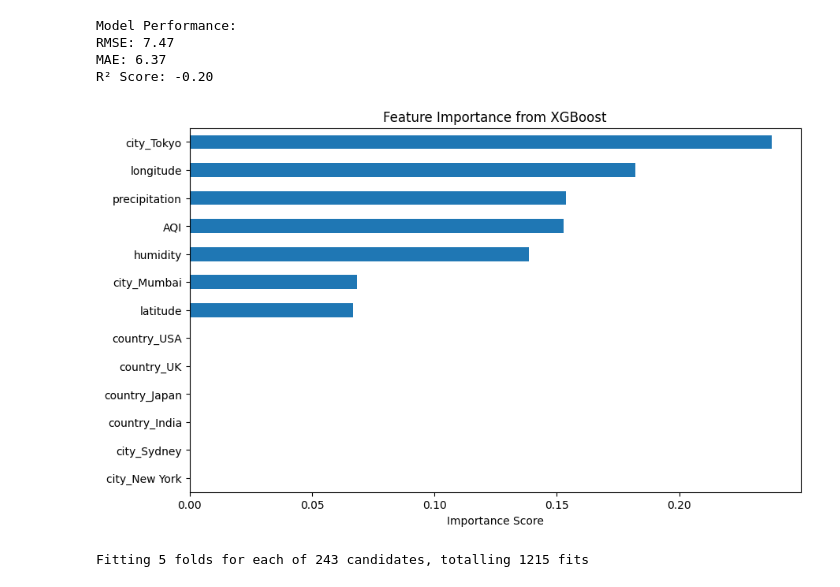
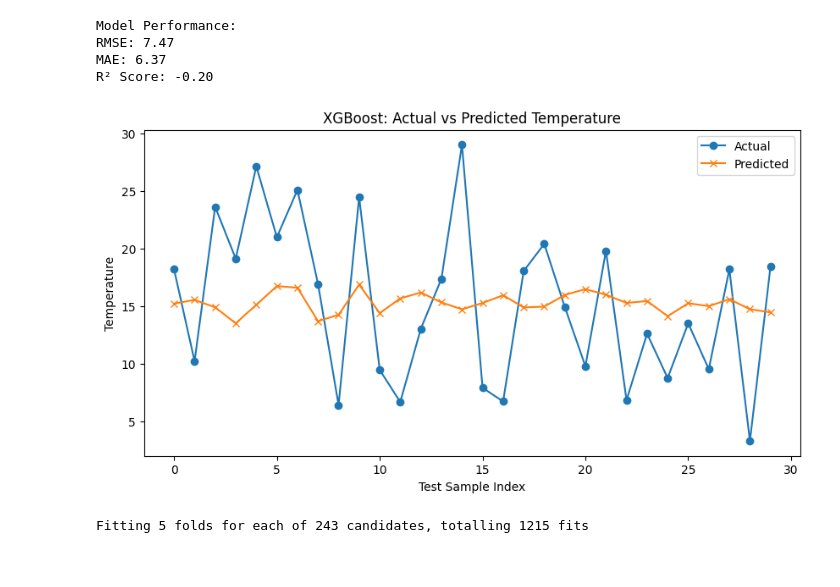
Before and after one commit to neilgarnet/ML-Weather-Project, a Jupyter notebook: XGBoostModel.ipynb, the cells around one changed output. Drawn from its saved outputs; the diff is of its cells as text; code cells hidden in the pictures.

```diff
--- a/XGBoostModel.ipynb
+++ b/XGBoostModel.ipynb
@@ -249,21 +250,19 @@ Model Performance:
 RMSE: 7.47
 MAE: 6.37
 R² Score: -0.20
-# %%
-# 4. Feature Importance Visualization
-
-import matplotlib.pyplot as plt
-import seaborn as sns
-
-# Plot feature importance
-plt.figure(figsize=(10, 6))
-feature_importances = pd.Series(xgb_model.feature_importances_, index=X_train.columns)
-feature_importances.sort_values(ascending=True).plot(kind='barh')
-plt.title("Feature Importance from XGBoost")
-plt.xlabel("Importance Score")
-plt.show()
-# %% [output]
-[figure, removed]
+# %%
+# 4. Visualization
+
+plt.figure(figsize=(10, 5))
+plt.plot(y_test.values, label='Actual', marker='o')
+plt.plot(y_pred, label='Predicted', marker='x')
+plt.title("XGBoost: Actual vs Predicted Temperature")
+plt.xlabel("Test Sample Index")
+plt.ylabel("Temperature")
+plt.legend()
+plt.show()
+# %% [output]
+[figure, added]
 # %%
 #importing necessory libraries
 from sklearn.model_selection import GridSearchCV
```
Also changed, not shown: parts of 3 cells of this notebook.
